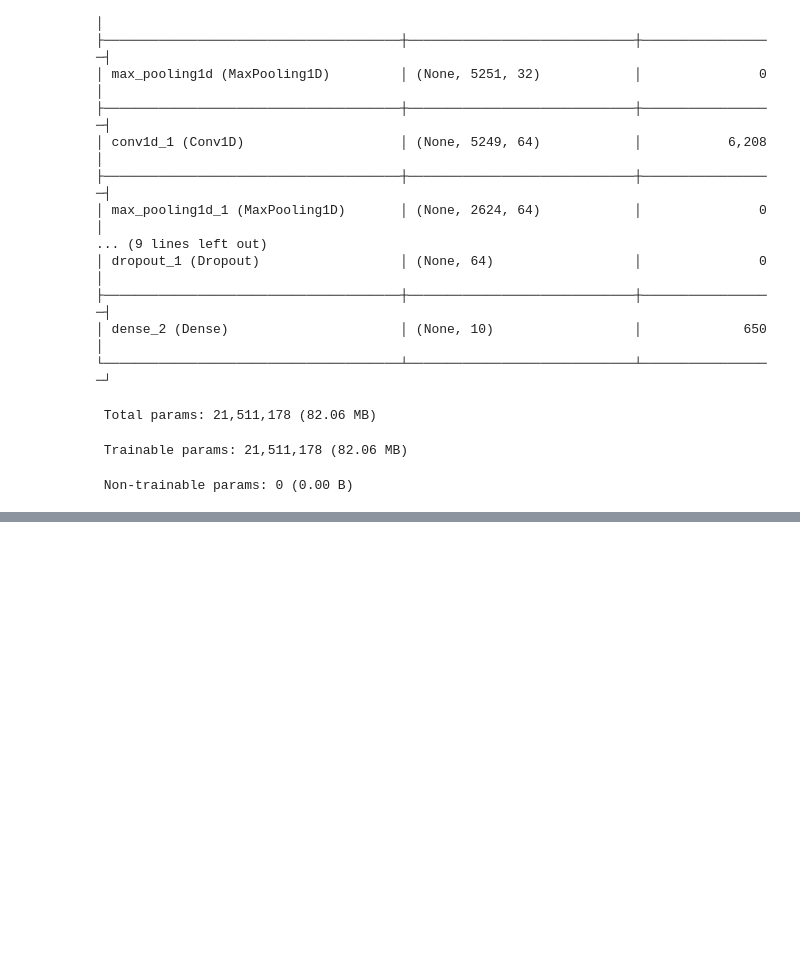
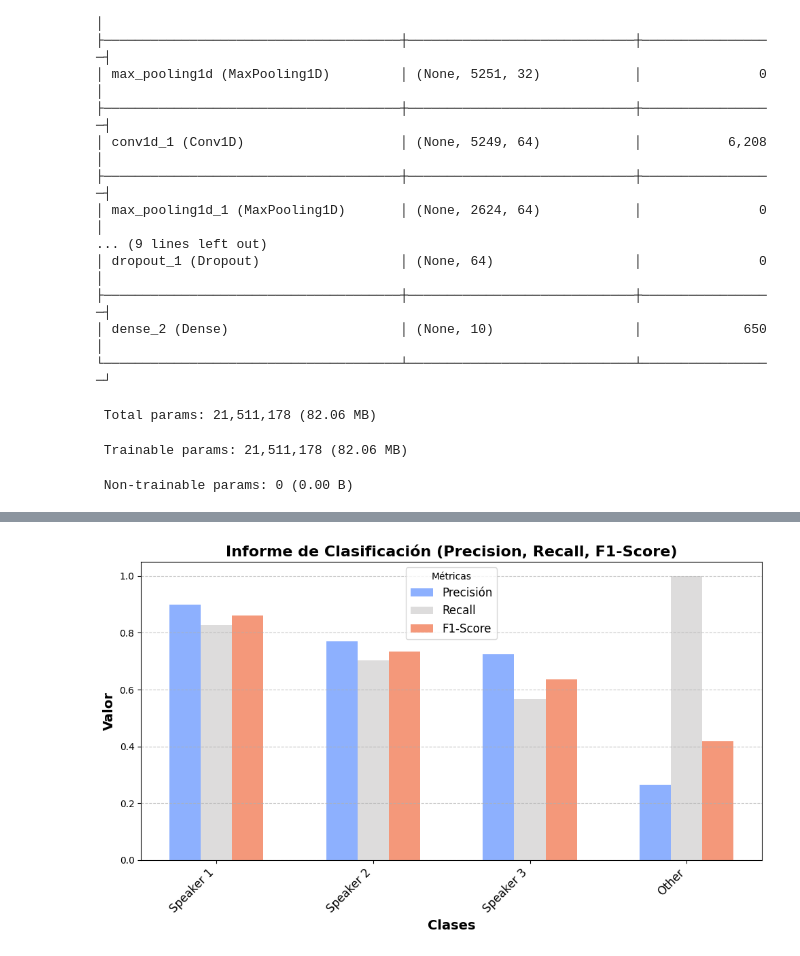
Before and after one commit to Wamach/MCD_PYCD, a Jupyter notebook: Tareas/Tarea 7/Actividad_7.ipynb, the cells around one changed output, grey strips where cells are left out. Drawn from its saved outputs; the diff is of its cells as text; code cells hidden in the pictures; blank space fills up the shorter version.

```diff
--- a/Tareas/Tarea 7/Actividad_7.ipynb
+++ b/Tareas/Tarea 7/Actividad_7.ipynb
@@ -253,0 +205,47 @@ weighted avg       0.69      0.78      0.71       212
+# %%
+import matplotlib.pyplot as plt
+import numpy as np
+import pandas as pd
+import seaborn as sns
+from sklearn.metrics import classification_report
+
+# Obtener el reporte de clasificación como un diccionario
+report = classification_report(y_test, y_pred_classes, labels=[1, 2, 3, 4], target_names=["Speaker 1", "Speaker 2", "Speaker 3", "Other"], output_dict=True)
+
+# Convertir el reporte en un DataFrame para una mejor visualización
+report_df = pd.DataFrame(report).transpose()
+
+# Configurar la gráfica
+fig, ax = plt.subplots(figsize=(10, 6))
+
+# Crear una paleta de colores suaves usando seaborn
+colors = sns.color_palette("coolwarm", n_colors=3)  # Usando una paleta de 3 colores (puedes elegir otra)
+
+# Graficar barras para cada métrica: precision, recall, f1-score
+bar_width = 0.2
+index = np.arange(len(report_df) - 3)  # Excluimos el "accuracy" y el "macro avg" y "weighted avg"
+
+# Crear las barras con los nuevos colores
+ax.bar(index - bar_width, report_df["precision"][:-3], bar_width, label="Precisión", color=colors[0])
+ax.bar(index, report_df["recall"][:-3], bar_width, label="Recall", color=colors[1])
+ax.bar(index + bar_width, report_df["f1-score"][:-3], bar_width, label="F1-Score", color=colors[2])
+
+# Etiquetas y título
+ax.set_xlabel('Clases', fontsize=14, fontweight='bold')
+ax.set_ylabel('Valor', fontsize=14, fontweight='bold')
+ax.set_title('Informe de Clasificación (Precision, Recall, F1-Score)', fontsize=16, fontweight='bold')
+ax.set_xticks(index)
+ax.set_xticklabels(report_df.index[:-3], rotation=45, ha='right', fontsize=12)  # Excluimos "accuracy", "macro avg", "weighted avg"
+ax.legend(title='Métricas', fontsize=12)
+
+# Mejorar la presentación de la gráfica
+ax.grid(axis='y', linestyle='--', alpha=0.7)  # Añadir una cuadrícula para mayor claridad
+plt.tight_layout()
+
+# Guardar la gráfica como imagen (PNG)
+plt.savefig("actividad_7_classification_report.png", dpi=300)
+
+# Mostrar la gráfica en pantalla
+plt.show()
+# %% [output]
+[figure, added]
```
Also changed, not shown: parts of 5 cells of this notebook, 4 other files.
